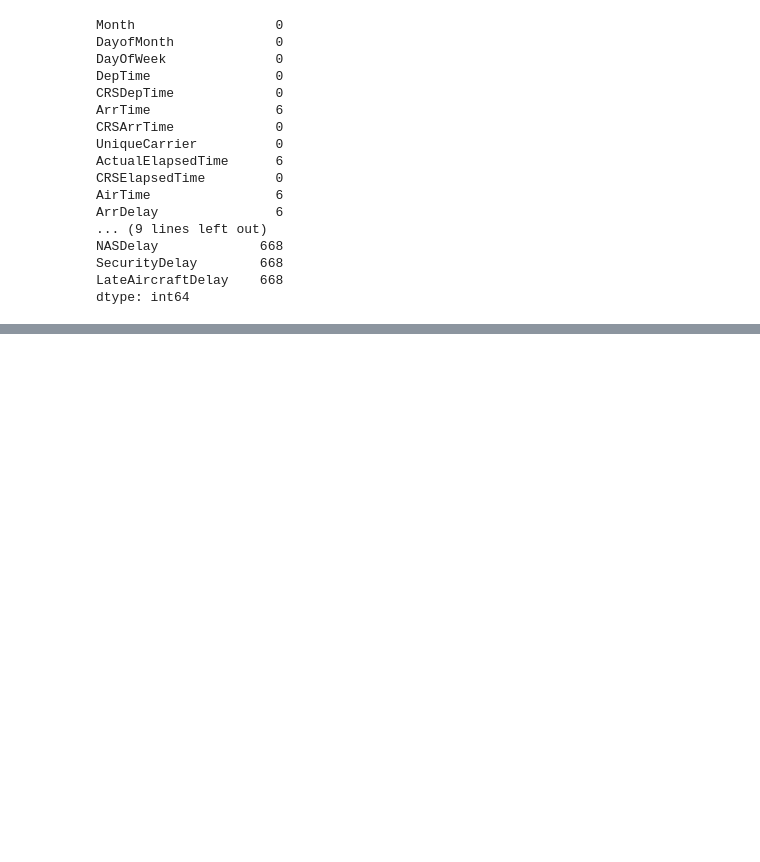
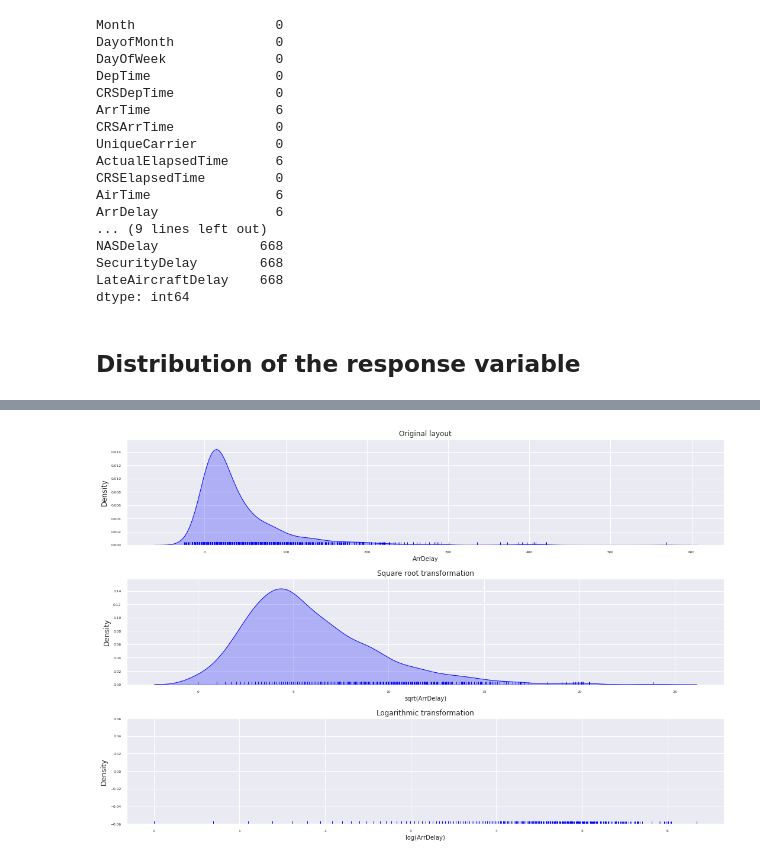
Before and after one commit to jesussantana/Unsupervised-Classification, a Jupyter notebook: notebooks/S15_01_Unsupervised_Classification.ipynb, the cells around one changed output, grey strips where cells are left out. Cells and saved outputs as stored; diff of their text form; code cells hidden in the pictures; blank space fills up the shorter version.

Commit message:
## Distribution of the response variable

```diff
--- a/notebooks/S15_01_Unsupervised_Classification.ipynb
+++ b/notebooks/S15_01_Unsupervised_Classification.ipynb
@@ -208,3 +208,46 @@ NASDelay             668
 SecurityDelay        668
 LateAircraftDelay    668
 dtype: int64
+# %% [markdown]
+## Distribution of the response variable
+# %%
+fig, axes = plt.subplots(nrows=3, ncols=1, figsize=(15, 10))
+sns.distplot(
+    df.ArrDelay,
+    hist    = False,
+    rug     = True,
+    color   = "blue",
+    kde_kws = {'shade': True, 'linewidth': 1},
+    ax      = axes[0]
+)
+axes[0].set_title("Original layout", fontsize = 'medium')
+axes[0].set_xlabel('ArrDelay', fontsize='small')
+axes[0].tick_params(labelsize = 6)
+
+sns.distplot(
+    np.sqrt(df.ArrDelay),
+    hist    = False,
+    rug     = True,
+    color   = "blue",
+    kde_kws = {'shade': True, 'linewidth': 1},
+    ax      = axes[1]
+)
+axes[1].set_title("Square root transformation", fontsize = 'medium')
+axes[1].set_xlabel('sqrt(ArrDelay)', fontsize='small')
+axes[1].tick_params(labelsize = 6)
+
+sns.distplot(
+    np.log(df.ArrDelay),
+    hist    = False,
+    rug     = True,
+    color   = "blue",
+    kde_kws = {'shade': True, 'linewidth': 1},
+    ax      = axes[2]
+)
+axes[2].set_title("Logarithmic transformation", fontsize = 'medium')
+axes[2].set_xlabel('log(ArrDelay)', fontsize='small')
+axes[2].tick_params(labelsize = 6)
+
+fig.tight_layout()
+plt.savefig("../reports/figures/Distribution_Response_Variable.png")
+# %% [output]
@@ -210,0 +261 @@ dtype: int64
+[figure, added]
```
Also changed, not shown: parts of 1 cell of this notebook, 1 other file.
